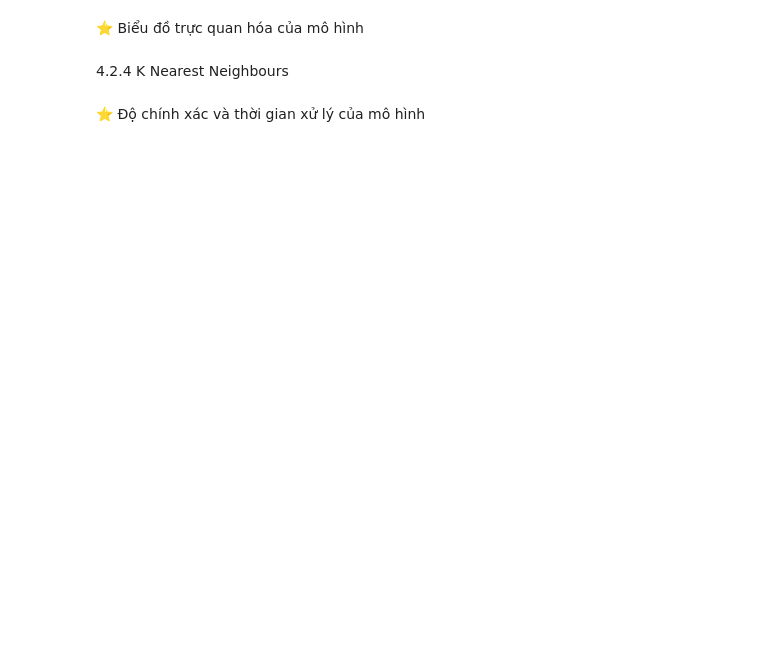
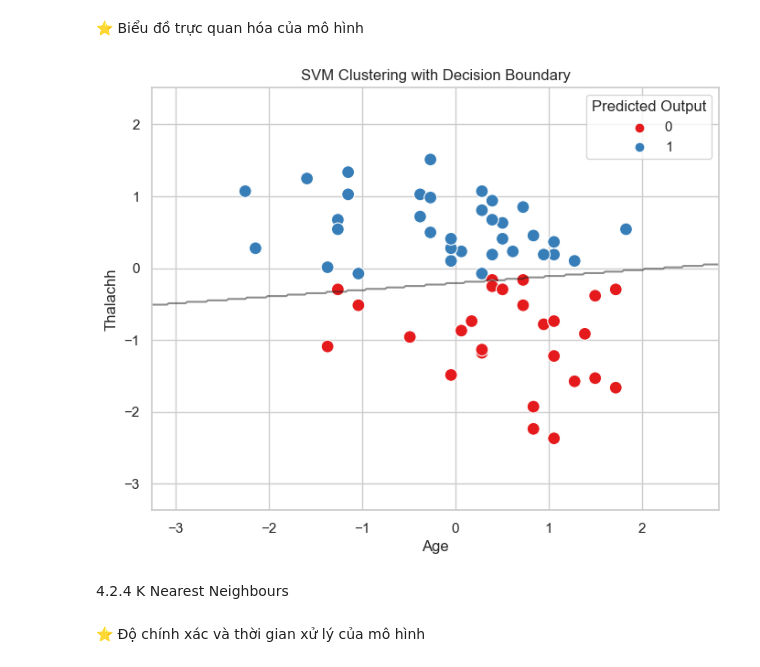
Before and after one commit to minhkhanh-coder/machine-learning-1, a Jupyter notebook: supervised_learning.ipynb, the cells around one changed output. Cells and saved outputs as stored; diff of their text form; code cells hidden in the pictures; blank space fills up the shorter version.

```diff
--- a/supervised_learning.ipynb
+++ b/supervised_learning.ipynb
@@ -640,5 +643,53 @@ weighted avg       0.79      0.78      0.78        60
 # %% [markdown]
 ⭐ Biểu đồ trực quan hóa của mô hình
+# %%
+X_svm = df[['age', 'thalachh']]
+y_svm = df['output']
+
+X_train_svm, X_test_svm, y_train_svm, y_test_svm = train_test_split(X_svm, y_svm, test_size=0.2, random_state=42)
+
+# Chuẩn hóa dữ liệu
+scaler = StandardScaler()
+X_train_scaled_svm = scaler.fit_transform(X_train_svm)
+X_test_scaled_svm = scaler.transform(X_test_svm)
+
+# Huấn luyện mô hình SVM
+# Huấn luyện mô hình SVM
+model_svm = SVC(kernel='linear', C=1)
+model_svm.fit(X_train_scaled_svm, y_train_svm)
+
+# Dự đoán giá trị trên tập kiểm tra
+y_pred_svm = model_svm.predict(X_test_scaled_svm)
+
+# Thêm cột dự đoán vào tập kiểm tra
+X_test_svm['predicted_output'] = y_pred_svm
+
+# Tạo ma trận dự đoán cho toàn bộ không gian 2D
+h = .02  # Kích thước của mỗi ô lưới trong không gian đặc trưng
+x_min, x_max = X_test_svm['age'].min() - 1, X_test_svm['age'].max() + 1
+y_min, y_max = X_test_svm['thalachh'].min() - 1, X_test_svm['thalachh'].max() + 1
+xx, yy = np.meshgrid(np.arange(x_min, x_max, h), np.arange(y_min, y_max, h))
+
+# Dự đoán giá trị cho từng điểm trên không gian 2D
+Z = model_svm.predict(np.c_[xx.ravel(), yy.ravel()])
+Z = Z.reshape(xx.shape)
+
+# Trực quan hóa thuật toán SVM bằng các điểm phân cụm và đường chia cụm
+plt.figure(figsize=(8, 6))
+
+# Vẽ đường chia cụm
+plt.contour(xx, yy, Z, colors='k', levels=[0], alpha=0.5, linestyles=['-'])
+
+# Vẽ các điểm dữ liệu phân cụm
+sns.scatterplot(x='age', y='thalachh', hue='predicted_output', data=X_test_svm, palette='Set1', s=100)
+
+plt.title('SVM Clustering with Decision Boundary')
+plt.xlabel('Age')
+plt.ylabel('Thalachh')
+plt.legend(title='Predicted Output')
+plt.show()
+# %% [output]
+[figure, added]
 # %% [markdown]
 4.2.4 K Nearest Neighbours
 # %% [markdown]
```
Also changed, not shown: parts of 9 cells of this notebook.
